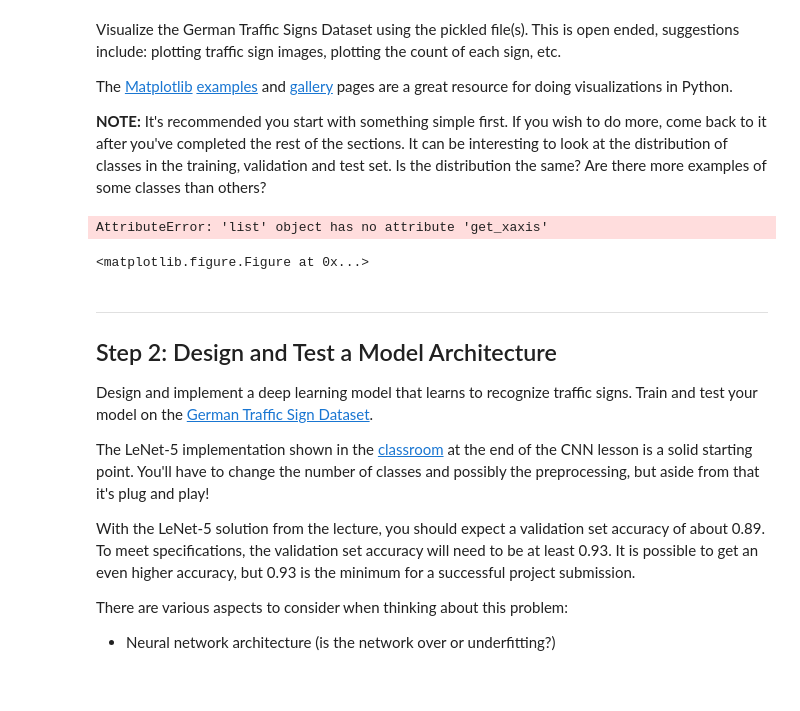
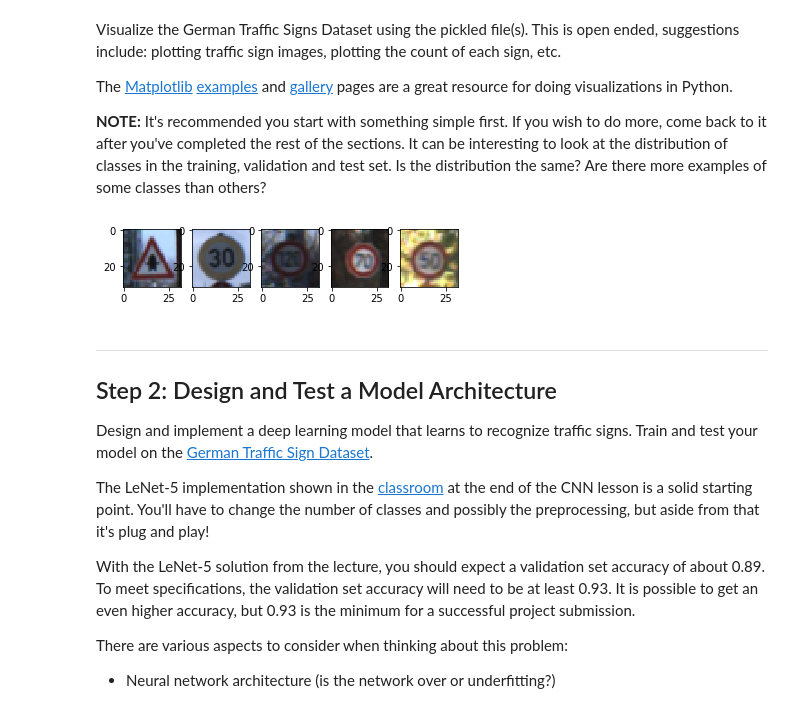
Before and after one commit to settinghead/CarND-Traffic-Sign-Classifier-P2, a Jupyter notebook: Traffic_Sign_Classifier.ipynb, the cells around one changed output. Cells and saved outputs as stored; diff of their text form; code cells hidden in the pictures; blank space fills up the shorter version.

```diff
--- a/Traffic_Sign_Classifier.ipynb
+++ b/Traffic_Sign_Classifier.ipynb
@@ -93,23 +93,23 @@ The [Matplotlib](http://matplotlib.org/) [examples](http://matplotlib.org/exampl
 # %%
 ### Data exploration visualization code goes here.
 ### Feel free to use as many code cells as needed.
 import matplotlib.pyplot as plt
 import random
 # Visualizations will be shown in the notebook.
 %matplotlib inline
 
+random.seed(1)
+
 sample_ids = random.sample(range(n_train), 5)
 chosen = X_train[sample_ids]
 
 fig = plt.figure()
-fig.axes.get_xaxis().set_visible(False)
-fig.axes.get_yaxis().set_visible(False)
+
 for i in range(len(chosen)):
     fig.add_subplot(1, len(sample_ids), i + 1)
     plt.imshow(chosen[i])
 # %% [output]
-AttributeError: 'list' object has no attribute 'get_xaxis'
-<matplotlib.figure.Figure at 0x...>
+[figure, added]
 # %% [markdown]
 ----
 
```
Also changed, not shown: parts of 1 cell of this notebook.
